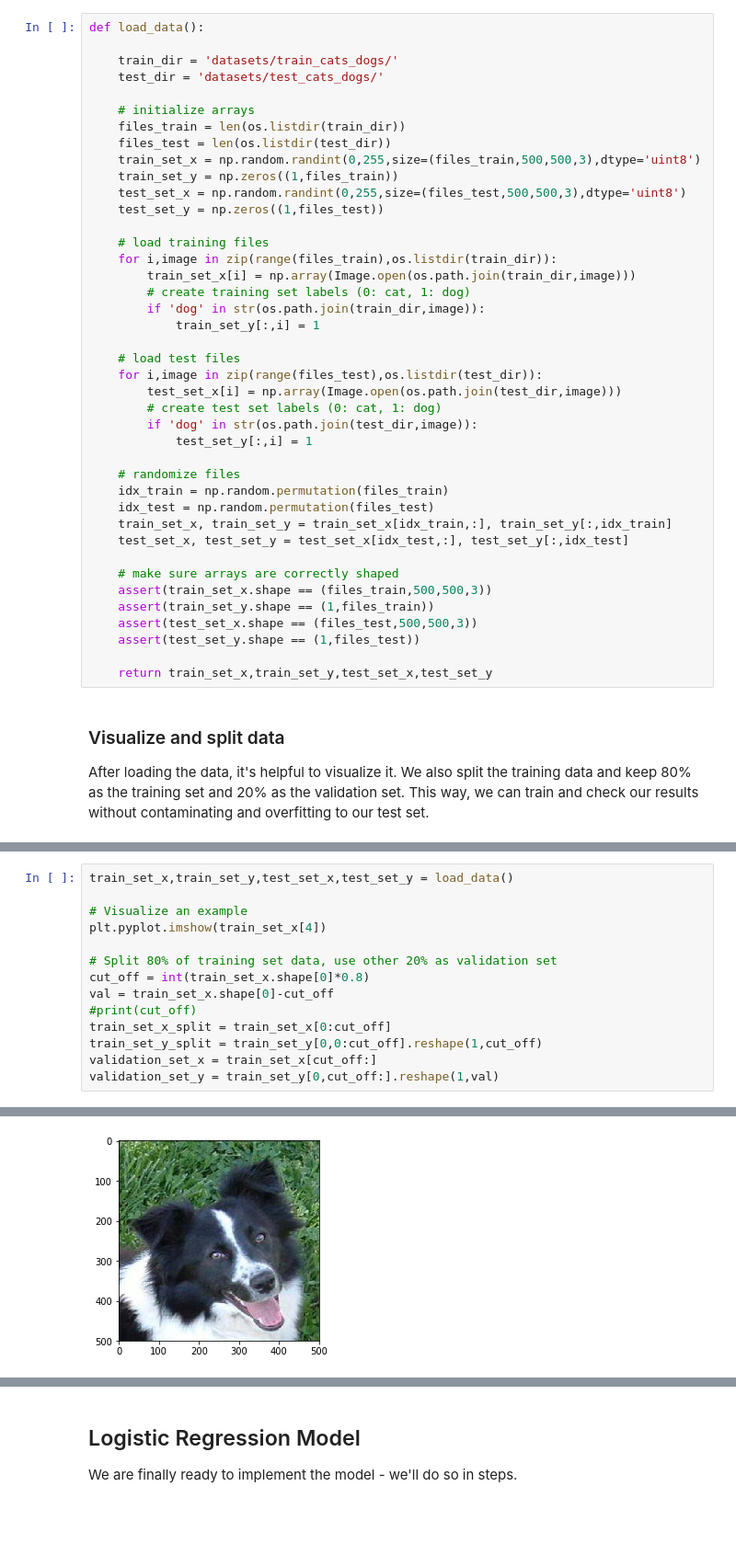
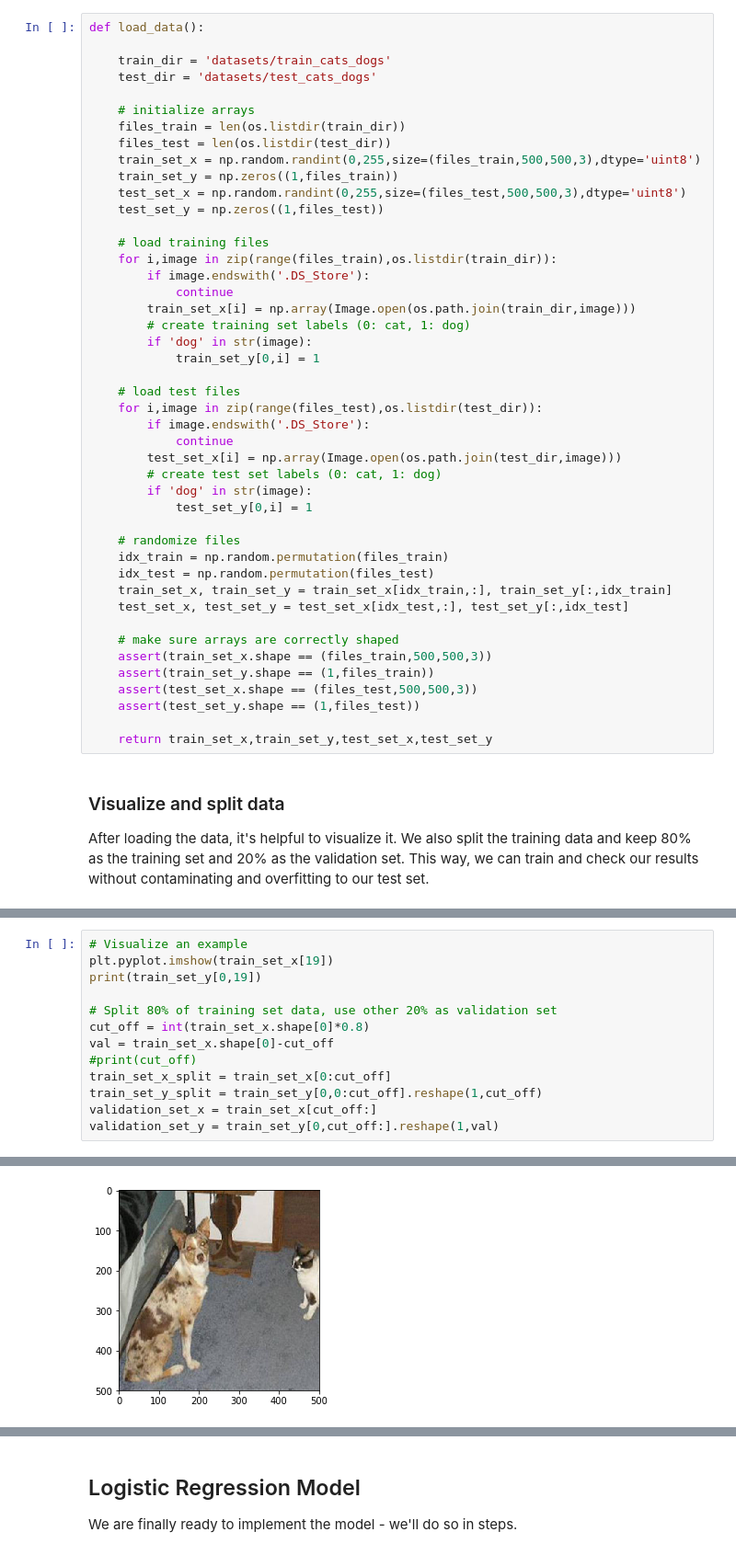
Before and after one commit to jissac/ScratchML, a Jupyter notebook: CatsvsDogs_Logistic_Regression.ipynb, the cells around one changed output, grey strips where cells are left out. Shown: that part at 92% size. Drawn from its saved outputs; the diff is of its cells as text; blank space fills up the shorter version.

```diff
--- a/CatsvsDogs_Logistic_Regression.ipynb
+++ b/CatsvsDogs_Logistic_Regression.ipynb
@@ -42,8 +47,8 @@ def batch_preprocessing():
 # %%
 def load_data():
 
-    train_dir = 'datasets/train_cats_dogs/'
-    test_dir = 'datasets/test_cats_dogs/'
+    train_dir = 'datasets/train_cats_dogs'
+    test_dir = 'datasets/test_cats_dogs'
 
     # initialize arrays
     files_train = len(os.listdir(train_dir))
@@ -55,17 +60,21 @@ def load_data():
 
     # load training files
     for i,image in zip(range(files_train),os.listdir(train_dir)):
+        if image.endswith('.DS_Store'):
+            continue
         train_set_x[i] = np.array(Image.open(os.path.join(train_dir,image)))
         # create training set labels (0: cat, 1: dog)
-        if 'dog' in str(os.path.join(train_dir,image)):
-            train_set_y[:,i] = 1
+        if 'dog' in str(image):
+            train_set_y[0,i] = 1
 
     # load test files
     for i,image in zip(range(files_test),os.listdir(test_dir)):
+        if image.endswith('.DS_Store'):
+            continue
         test_set_x[i] = np.array(Image.open(os.path.join(test_dir,image)))
         # create test set labels (0: cat, 1: dog)
-        if 'dog' in str(os.path.join(test_dir,image)):
-            test_set_y[:,i] = 1
+        if 'dog' in str(image):
+            test_set_y[0,i] = 1
 
     # randomize files
     idx_train = np.random.permutation(files_train)
@@ -87,8 +117,7 @@ We also split the training data and keep 80% as the training set and 20% as the
 # %%
-train_set_x,train_set_y,test_set_x,test_set_y = load_data()
-
 # Visualize an example
-plt.pyplot.imshow(train_set_x[4])
+plt.pyplot.imshow(train_set_x[19])
+print(train_set_y[0,19])
 
 # Split 80% of training set data, use other 20% as validation set
 cut_off = int(train_set_x.shape[0]*0.8)
@@ -103 +132 @@ validation_set_y = train_set_y[0,cut_off:].reshape(1,val)
-[figure, old version]
+[figure, new version]
```
Also changed, not shown: parts of 16 cells of this notebook.
